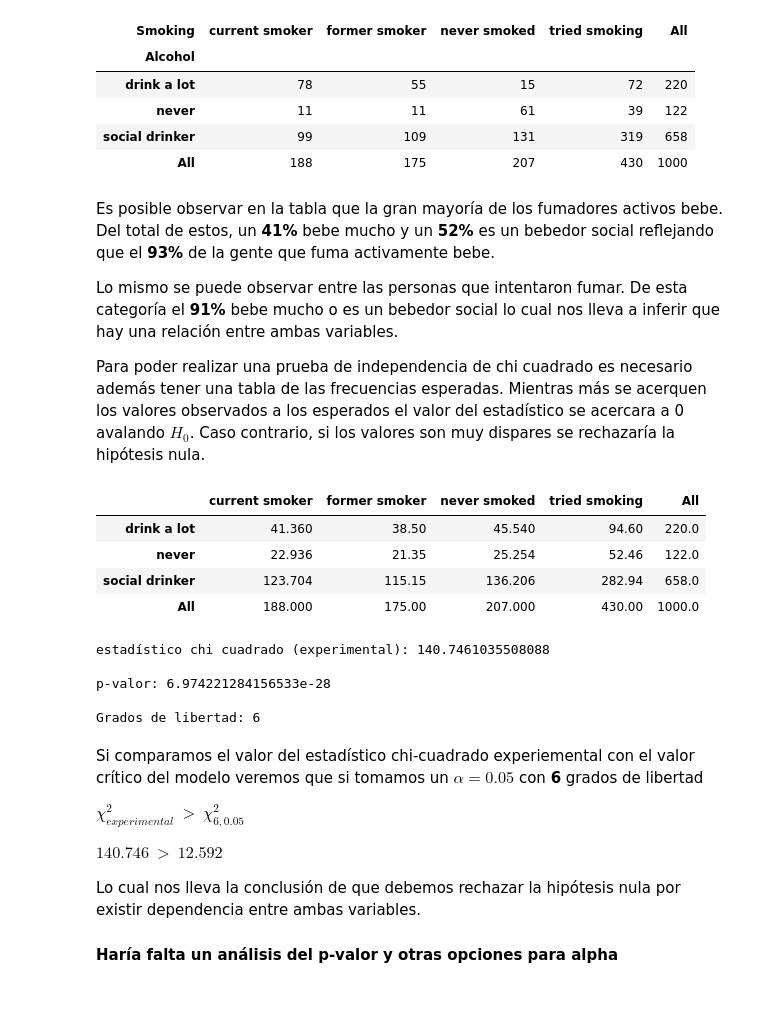
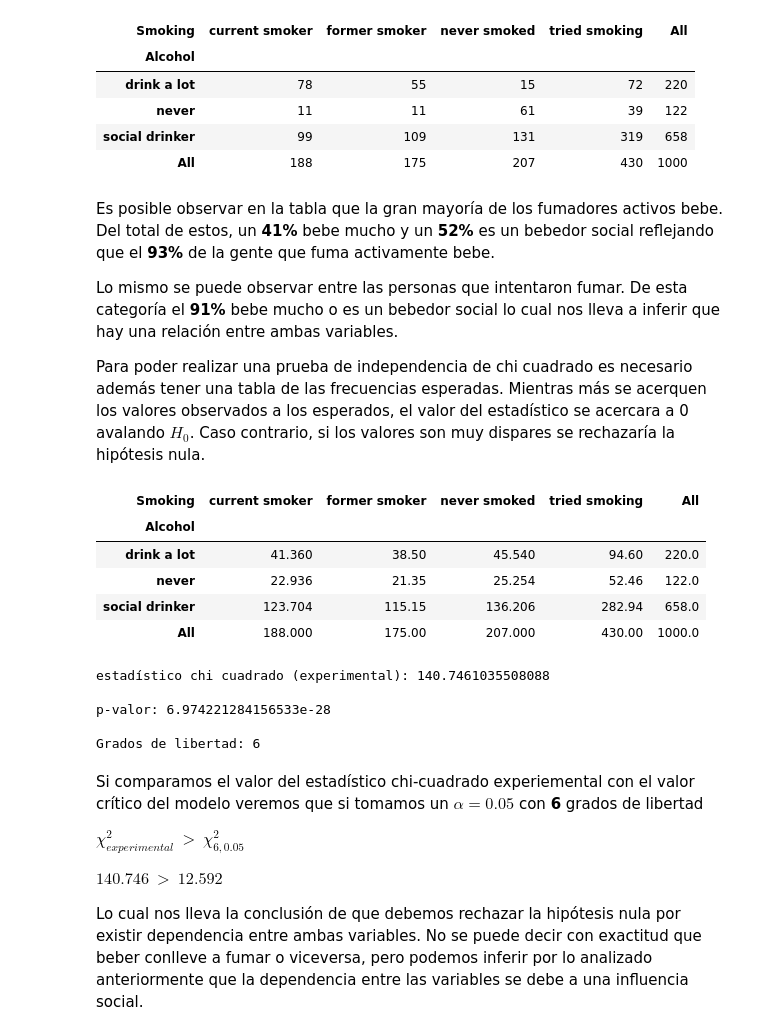
Before and after one commit to rodricarranza/DiploDatos, a Jupyter notebook: analysis_and_visualization/lab2/lab2.ipynb, the cells around one changed output. Cells and saved outputs as stored; diff of their text form; code cells hidden in the pictures; blank space fills up the shorter version.

```diff
--- a/analysis_and_visualization/lab2/lab2.ipynb
+++ b/analysis_and_visualization/lab2/lab2.ipynb
@@ -42,26 +139,23 @@ Es posible observar en la tabla que la gran mayoría de los fumadores activos be
 
 Lo mismo se puede observar entre las personas que intentaron fumar. De esta categoría el **91%** bebe mucho o es un bebedor social lo cual nos lleva a inferir que hay una relación entre ambas variables.
 
-Para poder realizar una prueba de independencia de chi cuadrado es necesario además tener una tabla de las frecuencias esperadas. Mientras más se acerquen los valores observados a los esperados el valor del estadístico se acercara a 0 avalando $H_0$. Caso contrario, si los valores son muy dispares se rechazaría la hipótesis nula.
+Para poder realizar una prueba de independencia de chi cuadrado es necesario además tener una tabla de las frecuencias esperadas. Mientras más se acerquen los valores observados a los esperados, el valor del estadístico se acercara a 0 avalando $H_0$. Caso contrario, si los valores son muy dispares se rechazaría la hipótesis nula.
 # %%
 # Observed frecuency
 observed_frecuency = pd.crosstab(young.Alcohol, young.Smoking)
 
 # Calculate the chi-square results through scipy special function 'chi2_contigency'
-chi_square_results = stats.chi2_contingency(observed_frecuency)
-[value, p_value, g, frequency_array] = chi_square_results
-smoking_labels = ['current smoker', 'former smoker', 'never smoked', 'tried smoking']
-alcohol_labels = ['drink a lot', 'never', 'social drinker']
-
+[value, p_value, g, frequency_array] = stats.chi2_contingency(observed_frecuency)
 
 # Expected frecuency
-expected_frecuency = pd.DataFrame(frequency_array, columns=smoking_labels, index=alcohol_labels)
+expected_frecuency = pd.DataFrame(frequency_array, columns=observed_frecuency.columns, index=observed_frecuency.index)
 # Add total per row and column
 expected_frecuency['All'] = expected_frecuency.sum(axis=1)
 expected_frecuency.loc['All']= expected_frecuency.sum()
 expected_frecuency
 # %% [output]
-|  | current smoker | former smoker | never smoked | tried smoking | All |
+| Smoking | current smoker | former smoker | never smoked | tried smoking | All |
+| Alcohol |  |  |  |  |  |
 | drink a lot | 41.360 | 38.50 | 45.540 | 94.60 | 220.0 |
 | never | 22.936 | 21.35 | 25.254 | 52.46 | 122.0 |
 | social drinker | 123.704 | 115.15 | 136.206 | 282.94 | 658.0 |
@@ -84,5 +178,4 @@ Si comparamos el valor del estadístico chi-cuadrado experiemental con el valor
  $ 140.746\  \gt \ 12.592 $
 
 
- Lo cual nos lleva la conclusión de que debemos rechazar la hipótesis nula por existir dependencia entre ambas variables.
-#### Haría falta un análisis del p-valor y otras opciones para alpha
+ Lo cual nos lleva la conclusión de que debemos rechazar la hipótesis nula por existir dependencia entre ambas variables. No se puede decir con exactitud que beber conlleve a fumar o viceversa, pero podemos inferir por lo analizado anteriormente que la dependencia entre las variables se debe a una influencia social.
```
Also changed, not shown: parts of 14 cells of this notebook, 1 other file.
